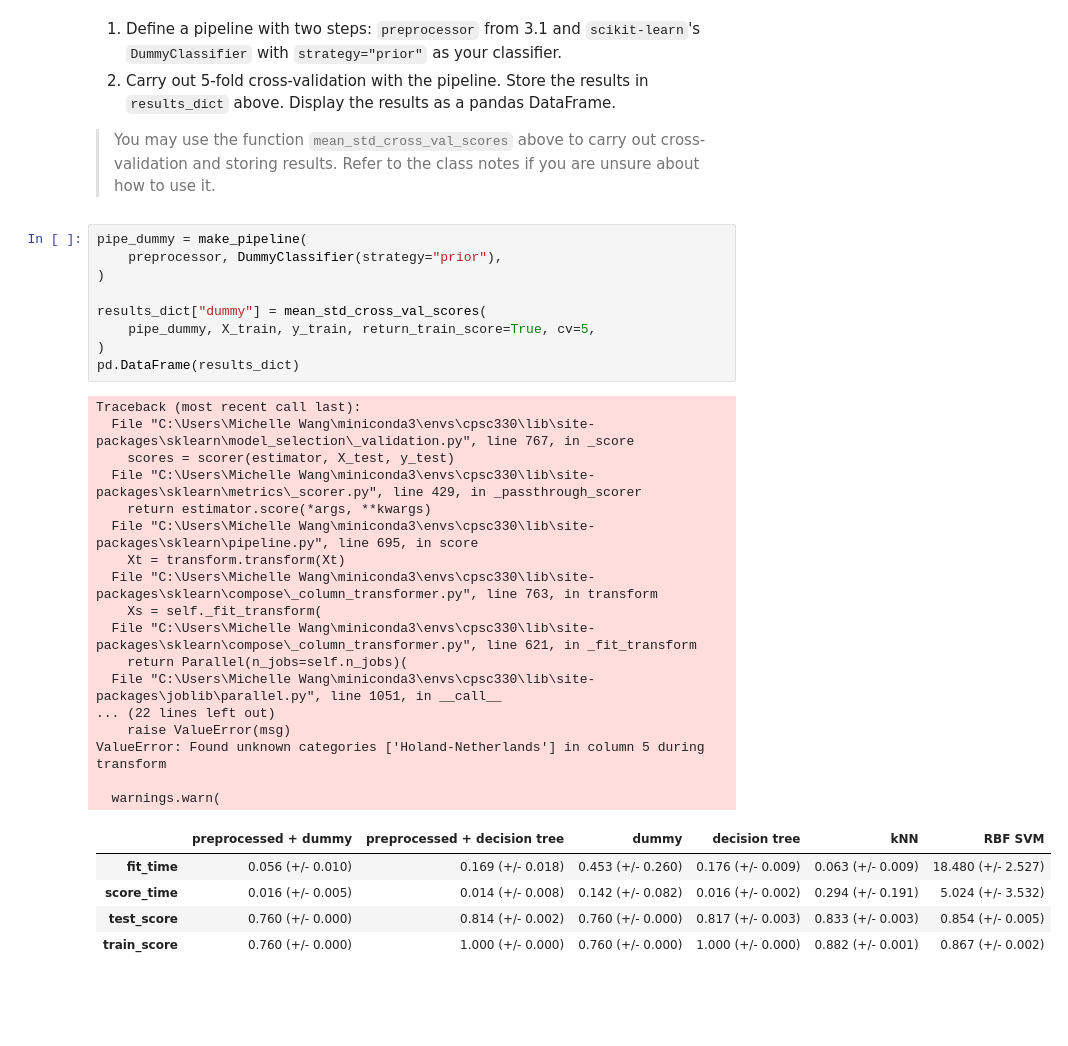
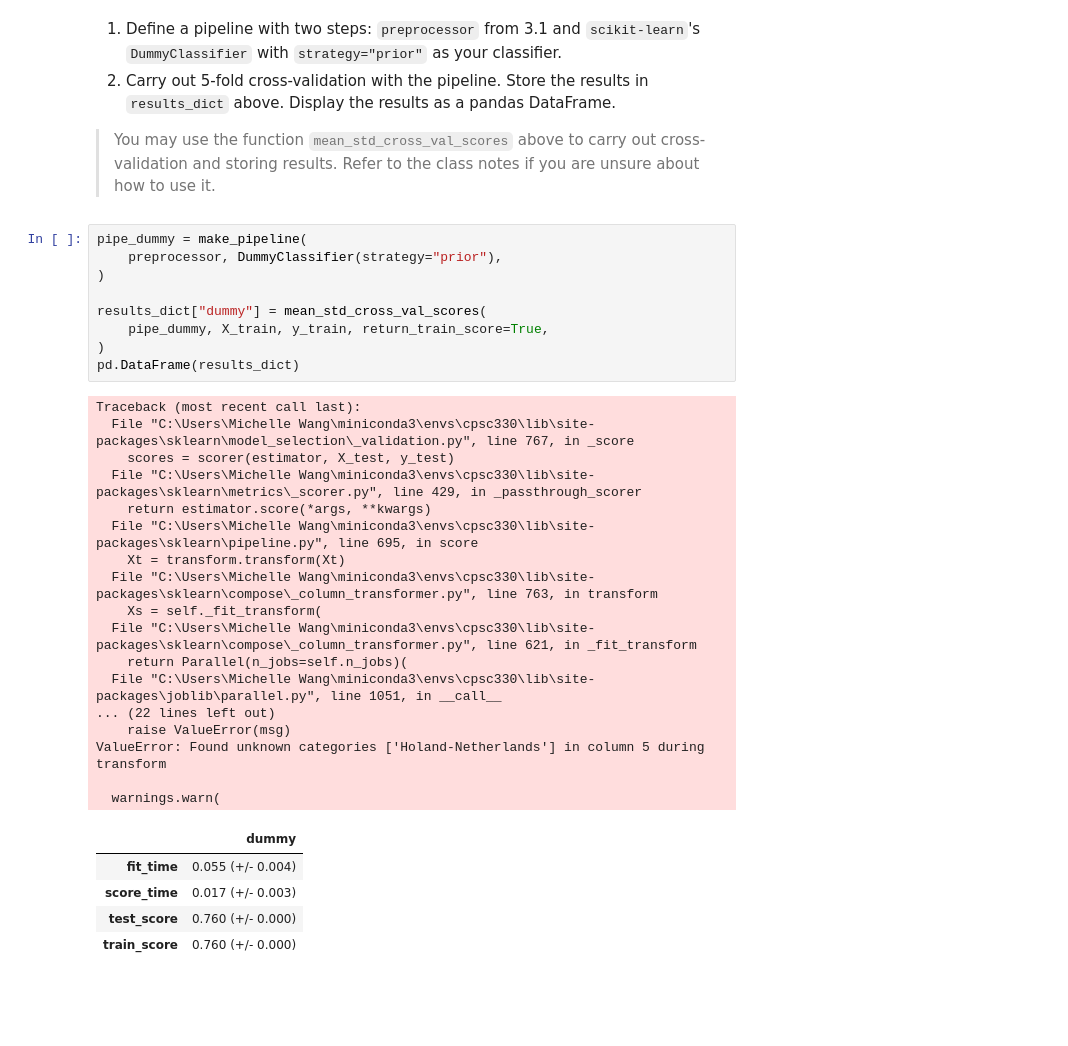
Before and after one commit to skyleapa/cpsc330-2022W2, a Jupyter notebook: hw/hw3/hw3.ipynb, the cells around one changed output. Saved outputs shown, nothing was run; the diff lists cells and outputs as text.

```diff
--- a/hw/hw3/hw3.ipynb
+++ b/hw/hw3/hw3.ipynb
@@ -344,35 +358,35 @@ rubric={points:6}
 # %%
 pipe_dummy = make_pipeline(
     preprocessor, DummyClassifier(strategy="prior"),
 )
 
 results_dict["dummy"] = mean_std_cross_val_scores(
-    pipe_dummy, X_train, y_train, return_train_score=True, cv=5,
+    pipe_dummy, X_train, y_train, return_train_score=True,
 )
 pd.DataFrame(results_dict)
 # %% [output]
 Traceback (most recent call last):
   File "C:\Users\Michelle Wang\miniconda3\envs\cpsc330\lib\site-packages\sklearn\model_selection\_validation.py", line 767, in _score
     scores = scorer(estimator, X_test, y_test)
   File "C:\Users\Michelle Wang\miniconda3\envs\cpsc330\lib\site-packages\sklearn\metrics\_scorer.py", line 429, in _passthrough_scorer
     return estimator.score(*args, **kwargs)
   File "C:\Users\Michelle Wang\miniconda3\envs\cpsc330\lib\site-packages\sklearn\pipeline.py", line 695, in score
     Xt = transform.transform(Xt)
   File "C:\Users\Michelle Wang\miniconda3\envs\cpsc330\lib\site-packages\sklearn\compose\_column_transformer.py", line 763, in transform
     Xs = self._fit_transform(
   File "C:\Users\Michelle Wang\miniconda3\envs\cpsc330\lib\site-packages\sklearn\compose\_column_transformer.py", line 621, in _fit_transform
     return Parallel(n_jobs=self.n_jobs)(
   File "C:\Users\Michelle Wang\miniconda3\envs\cpsc330\lib\site-packages\joblib\parallel.py", line 1051, in __call__
 ... (22 lines left out)
     raise ValueError(msg)
 ValueError: Found unknown categories ['Holand-Netherlands'] in column 5 during transform
 
   warnings.warn(
-|  | preprocessed + dummy | preprocessed + decision tree | dummy | decision tree | kNN | RBF SVM |
-| fit_time | 0.056 (+/- 0.010) | 0.169 (+/- 0.018) | 0.453 (+/- 0.260) | 0.176 (+/- 0.009) | 0.063 (+/- 0.009) | 18.480 (+/- 2.527) |
-| score_time | 0.016 (+/- 0.005) | 0.014 (+/- 0.008) | 0.142 (+/- 0.082) | 0.016 (+/- 0.002) | 0.294 (+/- 0.191) | 5.024 (+/- 3.532) |
-| test_score | 0.760 (+/- 0.000) | 0.814 (+/- 0.002) | 0.760 (+/- 0.000) | 0.817 (+/- 0.003) | 0.833 (+/- 0.003) | 0.854 (+/- 0.005) |
-| train_score | 0.760 (+/- 0.000) | 1.000 (+/- 0.000) | 0.760 (+/- 0.000) | 1.000 (+/- 0.000) | 0.882 (+/- 0.001) | 0.867 (+/- 0.002) |
+|  | dummy |
+| fit_time | 0.055 (+/- 0.004) |
+| score_time | 0.017 (+/- 0.003) |
+| test_score | 0.760 (+/- 0.000) |
+| train_score | 0.760 (+/- 0.000) |
 # %% [markdown]
 <br><br>
 # %% [markdown]
```
Also changed, not shown: parts of 12 cells of this notebook.
